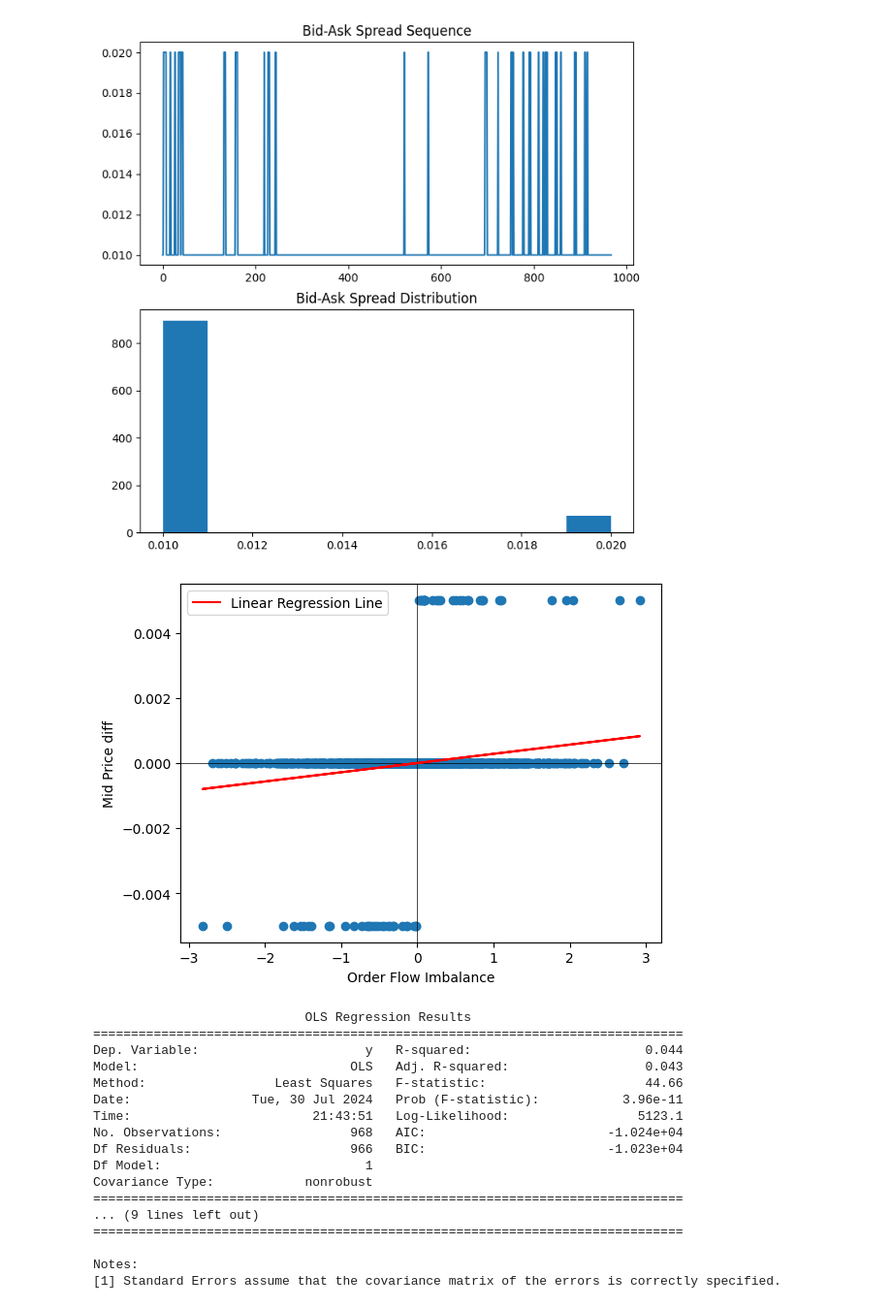
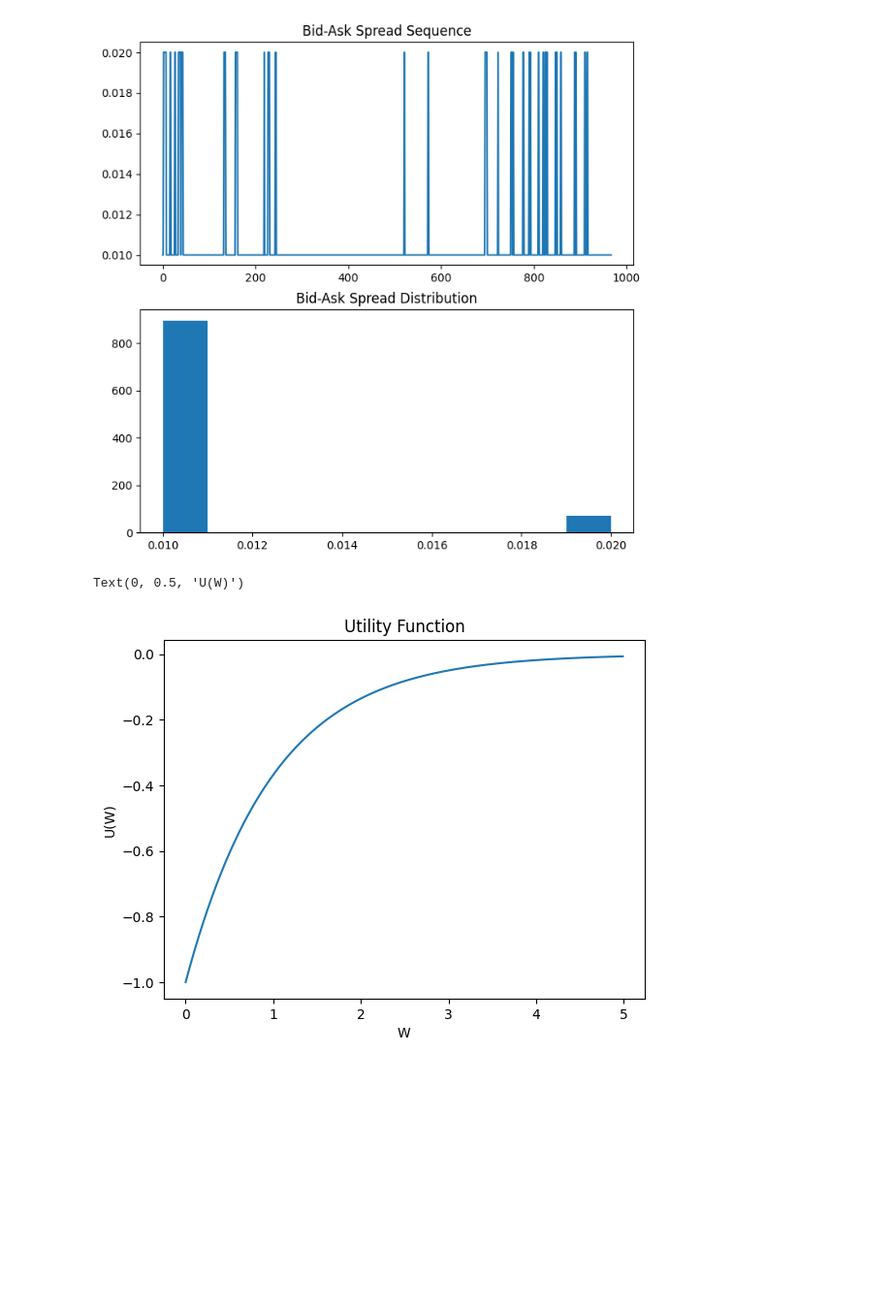
Before and after one commit to Peropero0/quantitative_finance_playground, a Jupyter notebook: notebooks/Hasbrouck_Market_Microstructure/order_book_simulations/experiment_1_CMSW_framework.ipynb, the cells around one changed output. Shown: that part at 97% size. Drawn from its saved outputs; the diff is of its cells as text; code cells hidden in the pictures; blank space fills up the shorter version.

```diff
--- a/notebooks/Hasbrouck_Market_Microstructure/order_book_simulations/experiment_1_CMSW_framework.ipynb
+++ b/notebooks/Hasbrouck_Market_Microstructure/order_book_simulations/experiment_1_CMSW_framework.ipynb
@@ -386,48 +408,14 @@ print(f"Distribution std = {round(np.std(book.bid_ask_spread_sequence), 4)}")
 Distribution mean = 0.0107
 Distribution std = 0.0026
 [figure]
-# %%
-# paper -> https://arxiv.org/abs/1011.6402
-
-x = order_flow_imbalance
-y = mid_price_diff
-x = sm.add_constant(x)
-
-model = sm.OLS(y, x)
-results = model.fit()
-
-y_pred = results.predict(x)
-
-plt.scatter(x[:,1], y)
-plt.axhline(0, color='black', linewidth=0.5)
-plt.axvline(0, color='black', linewidth=0.5)
-plt.xlabel('Order Flow Imbalance')
-plt.ylabel('Mid Price diff')
-
-
-plt.plot(x[:, 1], y_pred, color='red', label='Linear Regression Line')
-
-plt.legend()
-plt.show()
-# %% [output]
-[figure, removed]
-# %%
-print(results.summary())
-# %% [output]
-                            OLS Regression Results
-==============================================================================
-Dep. Variable:                      y   R-squared:                       0.044
-Model:                            OLS   Adj. R-squared:                  0.043
-Method:                 Least Squares   F-statistic:                     44.66
-Date:                Tue, 30 Jul 2024   Prob (F-statistic):           3.96e-11
-Time:                        21:43:51   Log-Likelihood:                 5123.1
-No. Observations:                 968   AIC:                        -1.024e+04
-Df Residuals:                     966   BIC:                        -1.023e+04
-Df Model:                           1
-Covariance Type:            nonrobust
-==============================================================================
-... (9 lines left out)
-==============================================================================
-
-Notes:
-[1] Standard Errors assume that the covariance matrix of the errors is correctly specified.
+# %%
+# plot of the utility function
+x = [a/100 for a in range(0,500)]
+plt.plot(x, -np.exp([-xx for xx in x]))
+
+plt.title('Utility Function')
+plt.xlabel('W')
+plt.ylabel('U(W)')
+# %% [output]
+Text(0, 0.5, 'U(W)')
+[figure, added]
```
Also changed, not shown: parts of 13 cells of this notebook.
